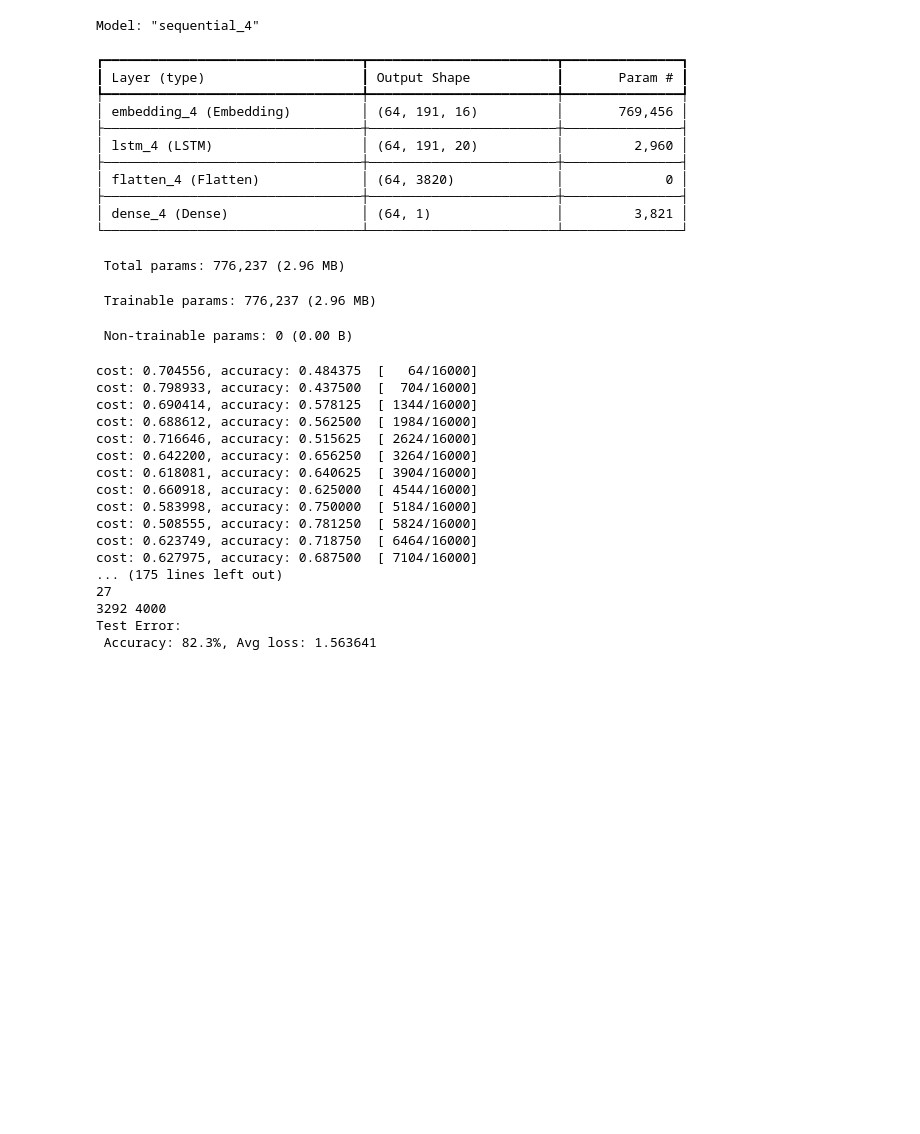
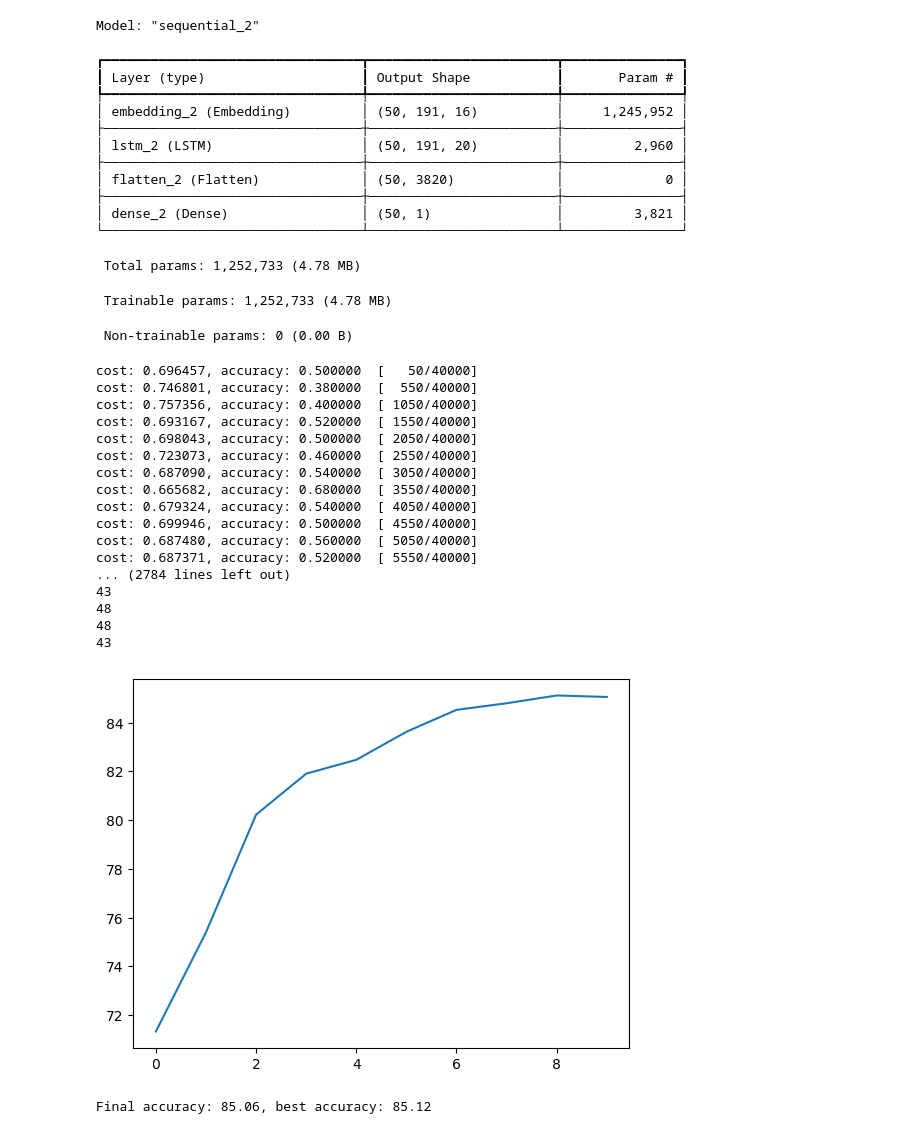
Before and after one commit to nwon24/nlp, a Jupyter notebook: W5/LSTM.ipynb, the cells around one changed output. Saved outputs shown, nothing was run; the diff lists cells and outputs as text; code cells hidden in the pictures; blank space fills up the shorter version.

Commit message:
Created using Colab - plot stuff here as well

```diff
--- a/W5/LSTM.ipynb
+++ b/W5/LSTM.ipynb
@@ -19,6 +19,7 @@ from sklearn import model_selection
 import torch
 import torch.nn as nn
 from torch.utils.data import Dataset, DataLoader
+import matplotlib.pyplot as plt
 
 device=torch.accelerator.current_accelerator().type if torch.accelerator.is_available() else "cpu"
 
@@ -60,9 +61,9 @@ def transform(text,vect):
 
 # print(corpus_vec)
 
-bsize=64
-epochs=5
-lr=1e-2
+bsize=50
+epochs=10
+lr=5e-4
 
 class corpus(Dataset):
     def __init__(self,corpus,label,seq):
@@ -194,61 +195,68 @@ def test_loop(dataloader, model, loss_fn):
             print(ncorrect)
             correct += ncorrect
 
-    print(correct,size)
-    print(f"Test Error: \n Accuracy: {(100*correct/size):>0.1f}%, Avg loss: {100*test_loss/size:>8f} \n")
+    #print(correct,size)
+    #print(f"Test Error: \n Accuracy: {(100*correct/size):>0.1f}%, Avg loss: {100*test_loss/size:>8f} \n")
+    return 100*correct/size
 
 #keras_model=Sequential([InputLayer(input_shape=(maxlen,),batch_size=bsize),
 #                        Embedding(len(vect.vocabulary_),16),
 #                  Flatten(),
 #                  Dense(1,activation="sigmoid")])
 keras_model=Sequential([InputLayer(shape=(maxlen,),batch_size=bsize),
                         Embedding(len(vect.vocabulary_),16),
                         LSTM(20,return_sequences=True),
                   Flatten(),
                   Dense(1,activation="sigmoid")])
 keras_model.compile(optimizer="adam",loss="binary_crossentropy",metrics=["accuracy"])
 keras_model.summary()
 
 use_torch=True
 
-#print(corpus_vec[0])
+x=np.arange(epochs)
+y=np.zeros(epochs)
 if use_torch==True:
     for epoch in range(epochs):
         train(train_dataloader,c,loss_fn,optimizer)
-    test_loop(test_dataloader,c,loss_fn)
+        y[epoch] = test_loop(test_dataloader,c,loss_fn)
+    plt.plot(x,y)
+    plt.show()
+    print(f"Final accuracy: {y[-1]:.2f}, best accuracy: {y[np.argmax(y)]:.2f}")
 else:
     keras_model.fit(train_corpus_vec,train_label,batch_size=bsize,epochs=epochs,validation_data=(test_corpus_vec,test_label))
     keras_model.evaluate(test_corpus_vec,test_label,batch_size=bsize)
 # %% [output]
-Model: "sequential_4"
+Model: "sequential_2"
 ┏━━━━━━━━━━━━━━━━━━━━━━━━━━━━━━━━━┳━━━━━━━━━━━━━━━━━━━━━━━━┳━━━━━━━━━━━━━━━┓
 ┃ Layer (type)                    ┃ Output Shape           ┃       Param # ┃
 ┡━━━━━━━━━━━━━━━━━━━━━━━━━━━━━━━━━╇━━━━━━━━━━━━━━━━━━━━━━━━╇━━━━━━━━━━━━━━━┩
-│ embedding_4 (Embedding)         │ (64, 191, 16)          │       769,456 │
+│ embedding_2 (Embedding)         │ (50, 191, 16)          │     1,245,952 │
 ├─────────────────────────────────┼────────────────────────┼───────────────┤
-│ lstm_4 (LSTM)                   │ (64, 191, 20)          │         2,960 │
+│ lstm_2 (LSTM)                   │ (50, 191, 20)          │         2,960 │
 ├─────────────────────────────────┼────────────────────────┼───────────────┤
-│ flatten_4 (Flatten)             │ (64, 3820)             │             0 │
+│ flatten_2 (Flatten)             │ (50, 3820)             │             0 │
 ├─────────────────────────────────┼────────────────────────┼───────────────┤
-│ dense_4 (Dense)                 │ (64, 1)                │         3,821 │
+│ dense_2 (Dense)                 │ (50, 1)                │         3,821 │
 └─────────────────────────────────┴────────────────────────┴───────────────┘
- Total params: 776,237 (2.96 MB)
+ Total params: 1,252,733 (4.78 MB)
- Trainable params: 776,237 (2.96 MB)
+ Trainable params: 1,252,733 (4.78 MB)
  Non-trainable params: 0 (0.00 B)
-cost: 0.704556, accuracy: 0.484375  [   64/16000]
-cost: 0.798933, accuracy: 0.437500  [  704/16000]
-cost: 0.690414, accuracy: 0.578125  [ 1344/16000]
-cost: 0.688612, accuracy: 0.562500  [ 1984/16000]
-cost: 0.716646, accuracy: 0.515625  [ 2624/16000]
-cost: 0.642200, accuracy: 0.656250  [ 3264/16000]
-cost: 0.618081, accuracy: 0.640625  [ 3904/16000]
-cost: 0.660918, accuracy: 0.625000  [ 4544/16000]
-cost: 0.583998, accuracy: 0.750000  [ 5184/16000]
-cost: 0.508555, accuracy: 0.781250  [ 5824/16000]
-cost: 0.623749, accuracy: 0.718750  [ 6464/16000]
-cost: 0.627975, accuracy: 0.687500  [ 7104/16000]
-... (175 lines left out)
-27
-3292 4000
-Test Error:
- Accuracy: 82.3%, Avg loss: 1.563641
+cost: 0.696457, accuracy: 0.500000  [   50/40000]
+cost: 0.746801, accuracy: 0.380000  [  550/40000]
+cost: 0.757356, accuracy: 0.400000  [ 1050/40000]
+cost: 0.693167, accuracy: 0.520000  [ 1550/40000]
+cost: 0.698043, accuracy: 0.500000  [ 2050/40000]
+cost: 0.723073, accuracy: 0.460000  [ 2550/40000]
+cost: 0.687090, accuracy: 0.540000  [ 3050/40000]
+cost: 0.665682, accuracy: 0.680000  [ 3550/40000]
+cost: 0.679324, accuracy: 0.540000  [ 4050/40000]
+cost: 0.699946, accuracy: 0.500000  [ 4550/40000]
+cost: 0.687480, accuracy: 0.560000  [ 5050/40000]
+cost: 0.687371, accuracy: 0.520000  [ 5550/40000]
+... (2784 lines left out)
+43
+48
+48
+43
+[figure, added]
+Final accuracy: 85.06, best accuracy: 85.12
```
